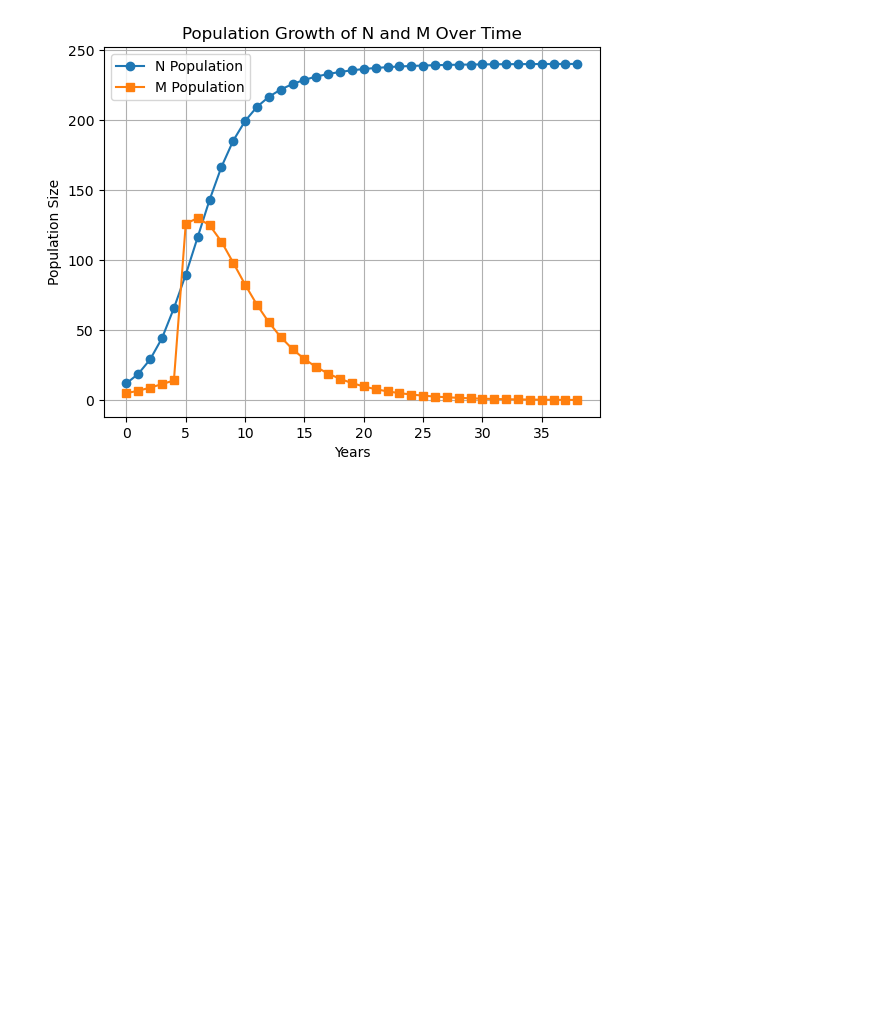
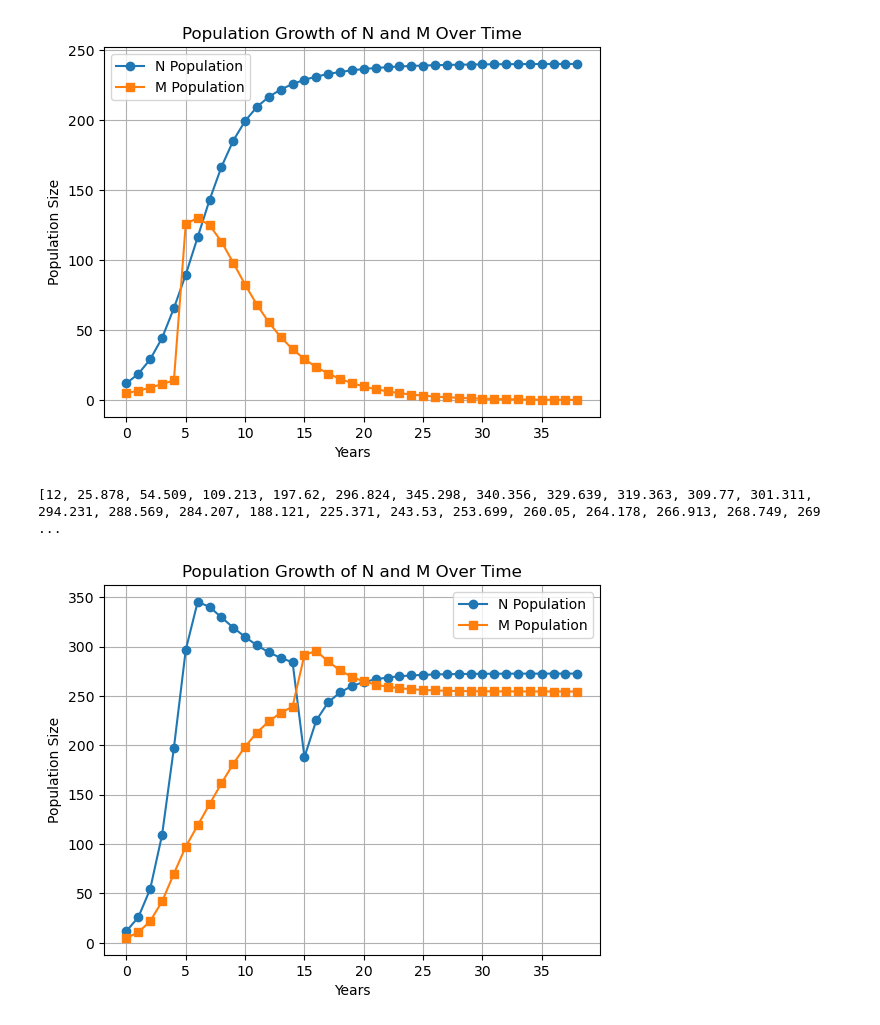
Before and after one commit to Sxmoore/BIO_350_F25, a Jupyter notebook: IC_InClass3.ipynb, the cells around one changed output. Cells and saved outputs as stored; diff of their text form; code cells hidden in the pictures; blank space fills up the shorter version.

```diff
--- a/IC_InClass3.ipynb
+++ b/IC_InClass3.ipynb
@@ -80,0 +119,25 @@ plt.show()
+# %%
+# Run the function with 35 days
+#def NandM_population(N_0, M_0, time, K_N, K_M, r_N, r_M, alpha, beta):
+Npop, Mpop = NandM_population(12, 5, 35, 400, 500, 1.2, 1.2, 0.5, 0.9)
+# initial values
+print(Npop, Mpop)
+# give the results in a readable format
+# %% [output]
+[12, 25.878, 54.509, 109.213, 197.62, 296.824, 345.298, 340.356, 329.639, 319.363, 309.77, 301.311, 294.231, 288.569, 284.207, 188.121, 225.371, 243.53, 253.699, 260.05, 264.178, 266.913, 268.749, 269 ...
+# %%
+import matplotlib.pyplot as plt
+# Calculate population results
+resultN, resultM = NandM_population(N_0, M_0, time, K_N, K_M, r_N, r_M, alpha, beta)
+# Plot the results with years on the x-axis and population on the y-axis
+years = list(range(len(resultN)))
+plt.plot(years, resultN, marker='o', label='N Population')
+plt.plot(years, resultM, marker='s', label='M Population')
+plt.xlabel('Years')
+plt.ylabel('Population Size')
+plt.title('Population Growth of N and M Over Time')
+plt.legend()
+plt.grid()
+plt.show()
+# %% [output]
+[figure, added]
```
Also changed, not shown: parts of 1 cell of this notebook, 5 other files.
